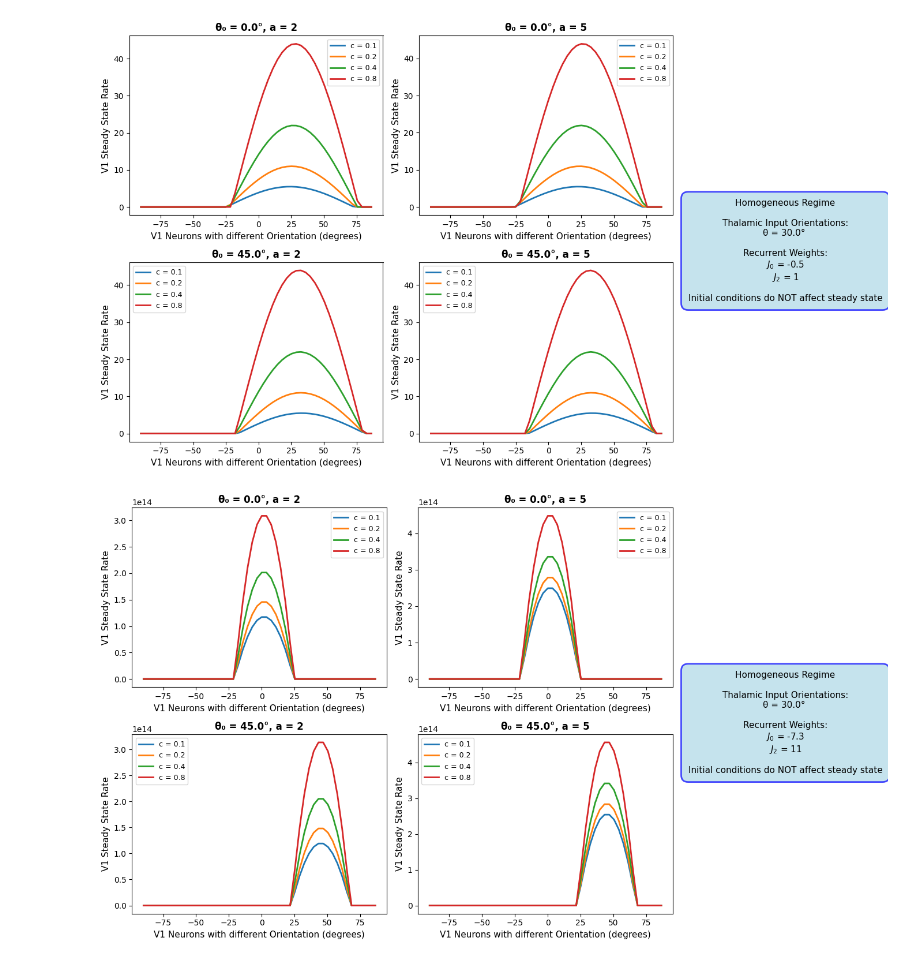
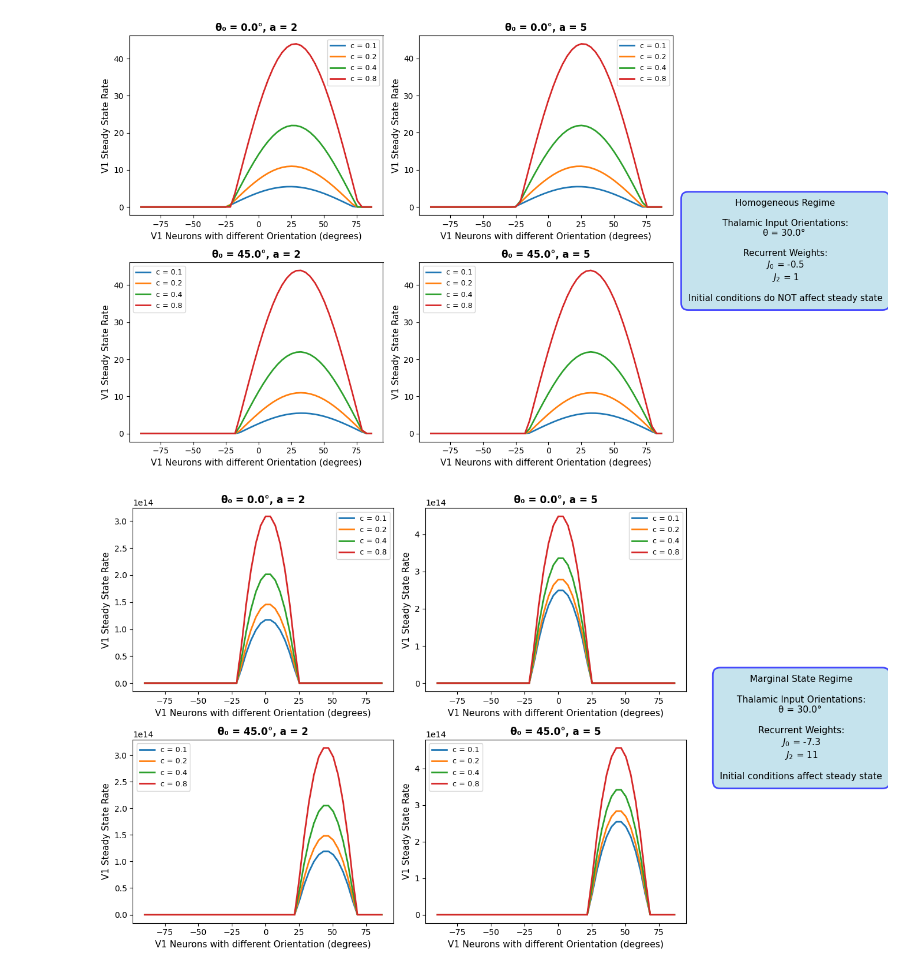
Before and after one commit to Qunzh/CAN_GridCell_Model, a Jupyter notebook: Ring_Model_V1.ipynb, the cells around one changed output. Cells and saved outputs as stored; diff of their text form; code cells hidden in the pictures.

```diff
--- a/Ring_Model_V1.ipynb
+++ b/Ring_Model_V1.ipynb
@@ -91,32 +91,32 @@ plt.show()
 # Amplitude Instability regime (with huge recurrent excitation J_2 and huge recurrent inhibition J_0)
 J_0, J_2 = -7.3, 11
 theta_cue = np.pi/6
 contrast_values = [0.1, 0.2, 0.4, 0.8]
 theta_0_values = [0, np.pi/4]
 a_values = [2, 5]
 
 fig, axes = plt.subplots(2, 2, figsize=(12, 8))
 
 for idx, theta_0 in enumerate(theta_0_values):
     for idx_1, a in enumerate(a_values):
         ax = axes[idx, idx_1]
 
         for c in contrast_values:
             theta_i, steady_state = ring_model(0.1, theta_cue, 40, c, 50, 10, J_0, J_2, 0.01, 500, theta_0, a)
             ax.plot(np.rad2deg(theta_i), steady_state, label=f'c = {c}', linewidth=2)
 
         ax.set_xlabel('V1 Neurons with different Orientation (degrees)', fontsize=11)
         ax.set_ylabel('V1 Steady State Rate', fontsize=11)
         ax.set_title(f'θ₀ = {np.rad2deg(theta_0):.1f}°, a = {a}', fontsize=12, fontweight='bold')
         ax.legend(fontsize=9)
 
-textstr = f'Homogeneous Regime\n \n Thalamic Input Orientations: \nθ = {np.rad2deg(theta_cue):.1f}° \n \nRecurrent Weights:\n$J_0$ = {J_0}\n$J_2$ = {J_2}\n\nInitial conditions do NOT affect steady state'
+textstr = f'Marginal State Regime\n \n Thalamic Input Orientations: \nθ = {np.rad2deg(theta_cue):.1f}° \n \nRecurrent Weights:\n$J_0$ = {J_0}\n$J_2$ = {J_2}\n\nInitial conditions affect steady state'
 props = dict(boxstyle='round,pad=0.8', facecolor='lightblue', alpha=0.7, edgecolor='blue', linewidth=2)
 
 fig.text(1, 0.6, textstr, transform=fig.transFigure, fontsize=11,
          verticalalignment='top', horizontalalignment='center', bbox=props)
 
 plt.tight_layout(rect=[0, 0, 0.85, 1])
 plt.show()
 # %% [output]
-[figure, old version]
+[figure, new version]
```
